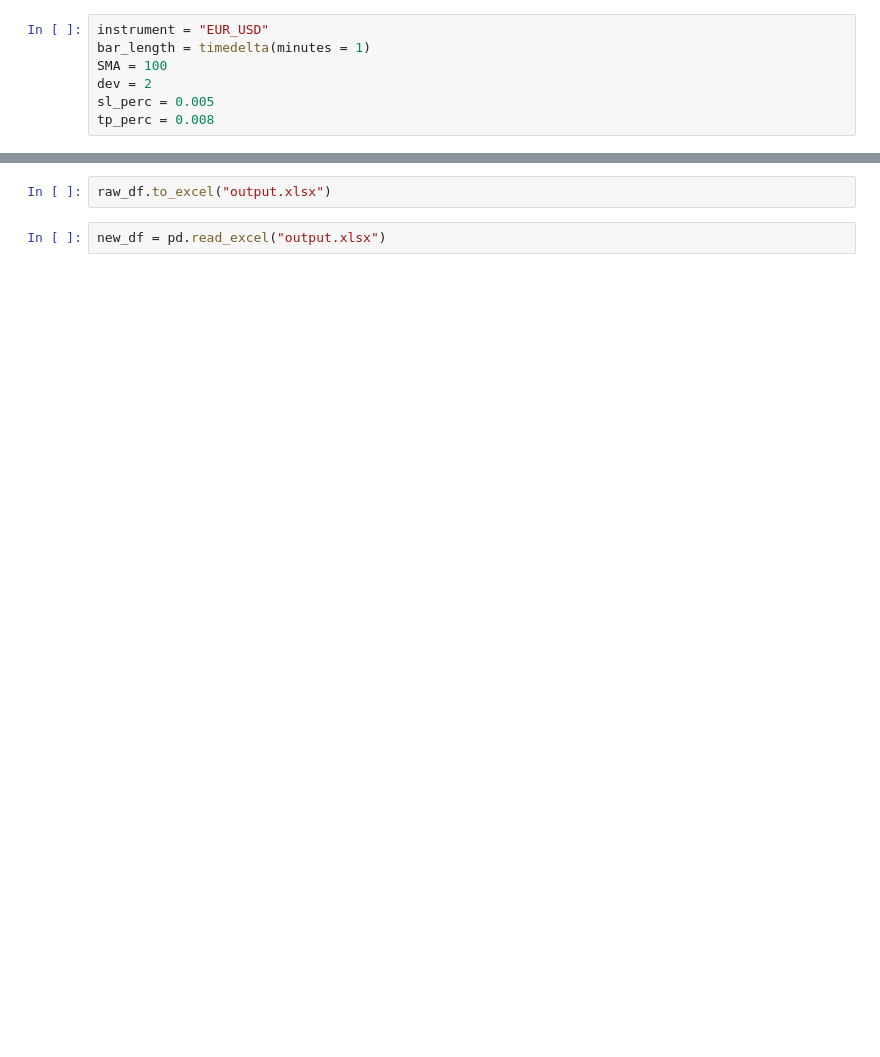
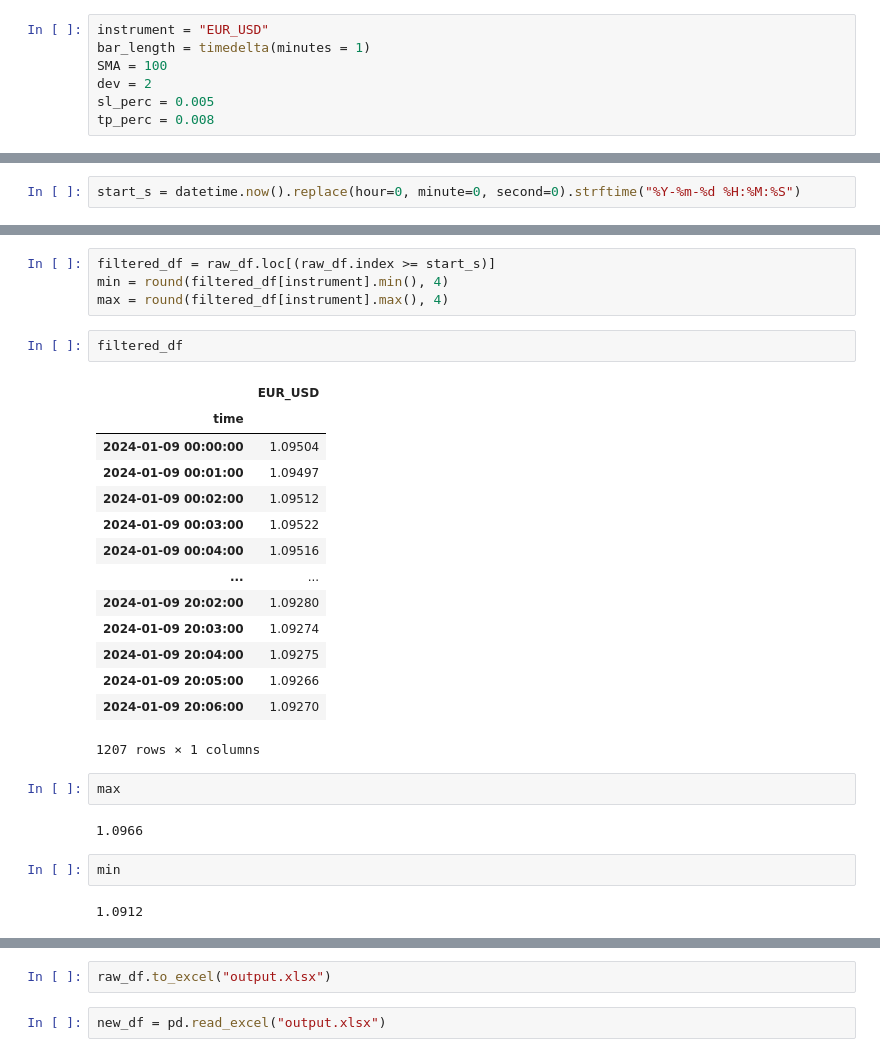
Before and after one commit to dshilman/algo-trading, a Jupyter notebook: explore/01 - Strategy.ipynb, the cells around one changed output, grey strips where cells are left out. Saved outputs shown, nothing was run; the diff lists cells and outputs as text; blank space fills up the shorter version.

```diff
--- a/explore/01 - Strategy.ipynb
+++ b/explore/01 - Strategy.ipynb
@@ -50,0 +65,2 @@ Name: 2024-01-05 14:24:00, dtype: float64
+# %%
+start_s = datetime.now().replace(hour=0, minute=0, second=0).strftime("%Y-%m-%d %H:%M:%S")
@@ -51,2 +71,31 @@ Name: 2024-01-05 14:24:00, dtype: float64
+# %%
+filtered_df = raw_df.loc[(raw_df.index >= start_s)]
+min = round(filtered_df[instrument].min(), 4)
+max = round(filtered_df[instrument].max(), 4)
+# %%
+filtered_df
+# %% [output]
+|  | EUR_USD |
+| time |  |
+| 2024-01-09 00:00:00 | 1.09504 |
+| 2024-01-09 00:01:00 | 1.09497 |
+| 2024-01-09 00:02:00 | 1.09512 |
+| 2024-01-09 00:03:00 | 1.09522 |
+| 2024-01-09 00:04:00 | 1.09516 |
+| ... | ... |
+| 2024-01-09 20:02:00 | 1.09280 |
+| 2024-01-09 20:03:00 | 1.09274 |
+| 2024-01-09 20:04:00 | 1.09275 |
+| 2024-01-09 20:05:00 | 1.09266 |
+| 2024-01-09 20:06:00 | 1.09270 |
+1207 rows × 1 columns
+# %%
+max
+# %% [output]
+1.0966
+# %%
+min
+# %% [output]
+1.0912
 # %%
 raw_df.iloc[1349].index
```
Also changed, not shown: parts of 12 cells of this notebook, 2 other files.
